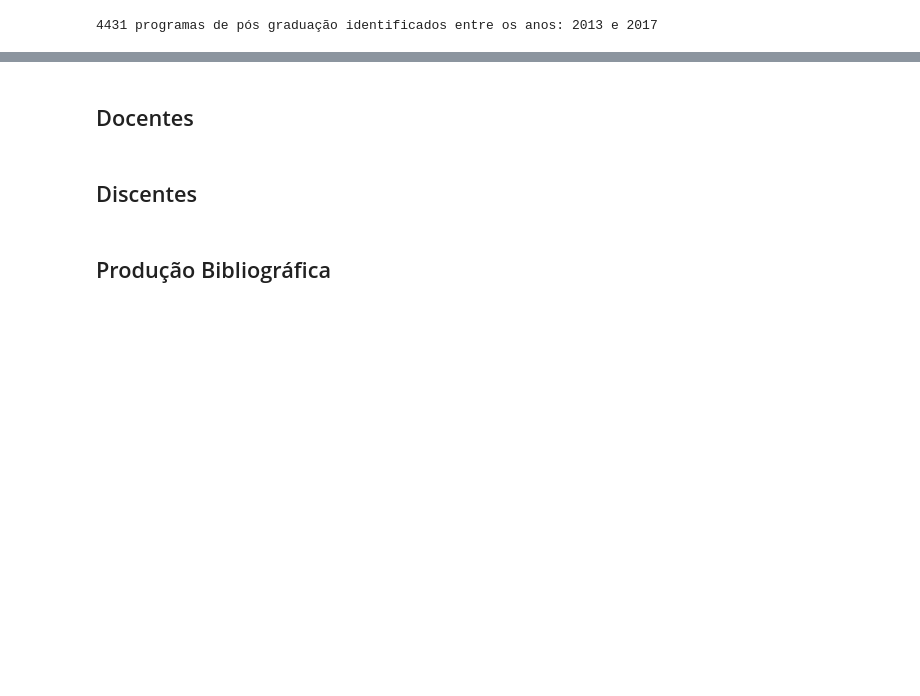
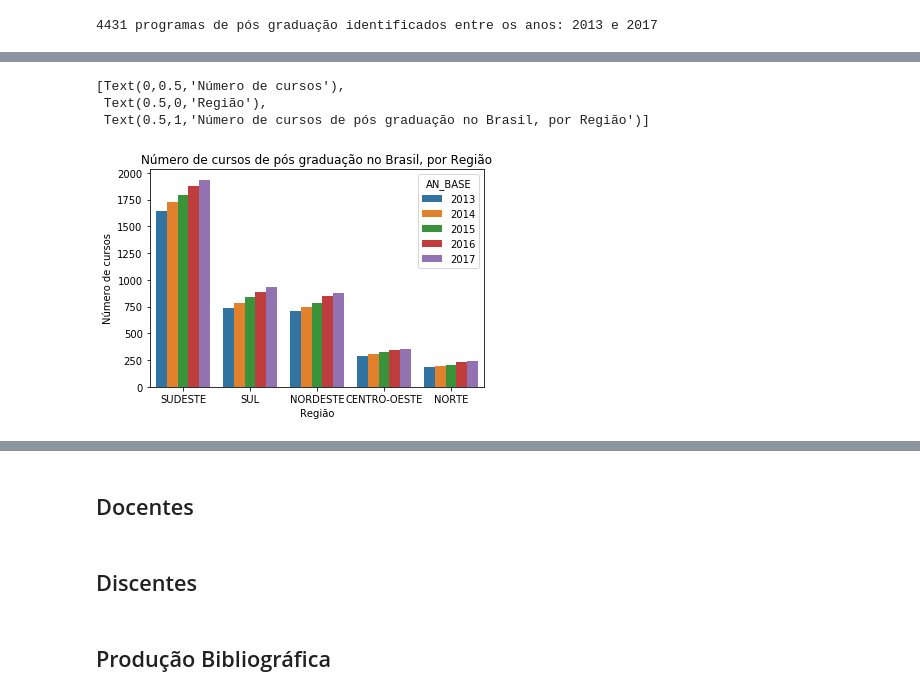
Before and after one commit to andrespp/ds-capes-pos, a Jupyter notebook: analysis/01_Conteudo da base.ipynb, the cells around one changed output, grey strips where cells are left out. Cells and saved outputs as stored; diff of their text form; code cells hidden in the pictures; blank space fills up the shorter version.

```diff
--- a/analysis/01_Conteudo da base.ipynb
+++ b/analysis/01_Conteudo da base.ipynb
@@ -85,0 +85,12 @@ Text(0.5,1,'Número de cursos de pós graduação no Brasil')
+# %%
+df = pf.to_pandas(['AN_BASE', 'NM_REGIAO'])
+#plt.figure(figsize=(18,3))
+ax = sns.countplot(x='NM_REGIAO', data=df, hue='AN_BASE', order=df['NM_REGIAO'].value_counts().index)
+ax.set(xlabel='Região', \
+       ylabel='Número de cursos', \
+       title='Número de cursos de pós graduação no Brasil, por Região')
+# %% [output]
+[Text(0,0.5,'Número de cursos'),
+ Text(0.5,0,'Região'),
+ Text(0.5,1,'Número de cursos de pós graduação no Brasil, por Região')]
+[figure, added]
```
Also changed, not shown: parts of 12 cells of this notebook.
